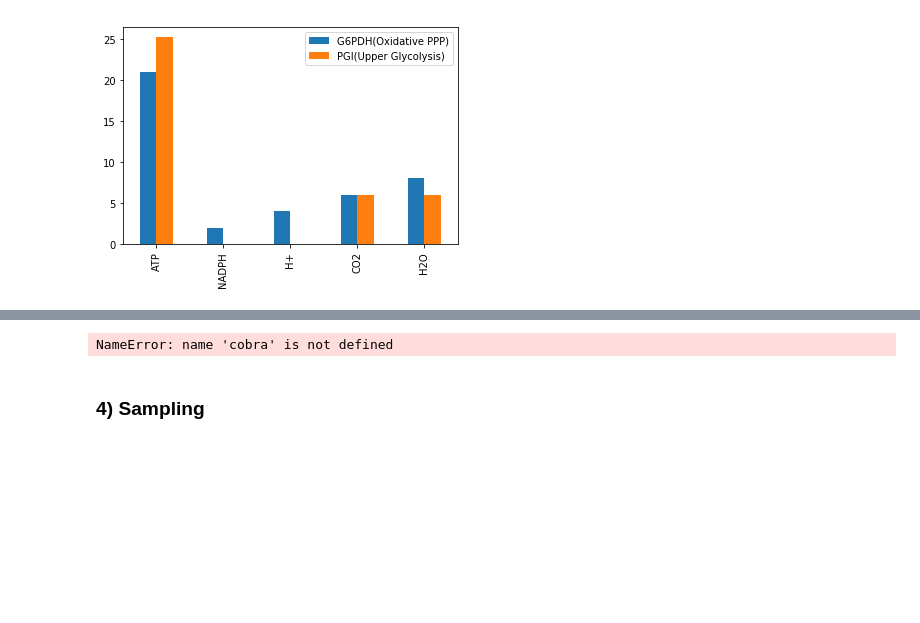
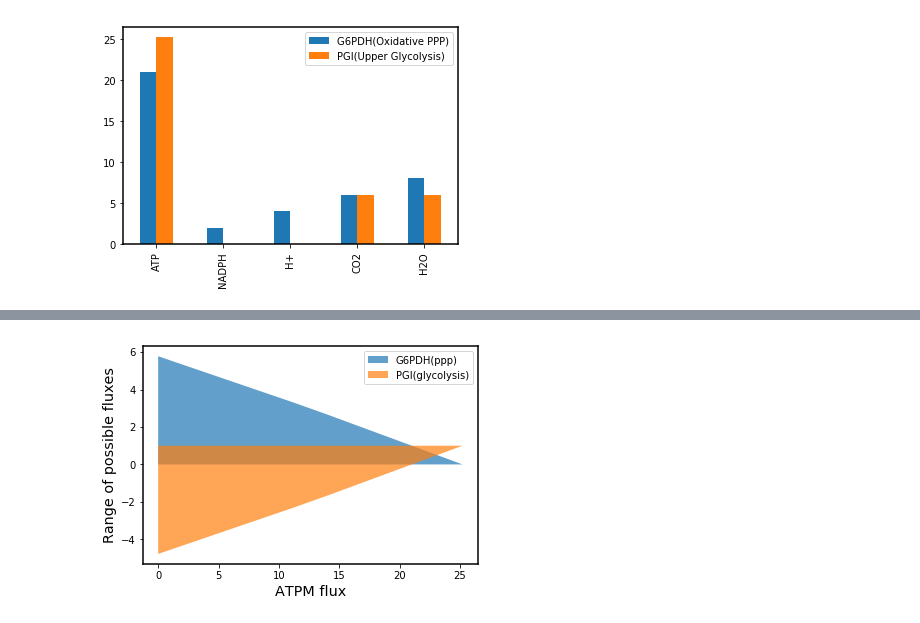
Before and after one commit to coltonlloyd/beng_213, a Jupyter notebook: beng213/completed_exercises/Exercise 2 - Simulating core energy metabolism.ipynb, the cells around one changed output, grey strips where cells are left out. Saved outputs shown, nothing was run; the diff lists cells and outputs as text; code cells hidden in the pictures; blank space fills up the shorter version.

```diff
--- a/beng213/completed_exercises/Exercise 2 - Simulating core energy metabolism.ipynb
+++ b/beng213/completed_exercises/Exercise 2 - Simulating core energy metabolism.ipynb
@@ -116,41 +125,29 @@ High ATP yield and low ATP yield solutions
 # %%
-combined = cobra.io.load_json_model('../models/glycolysis_ppp_model.json')
-combined.reactions.EX_o2s_c.upper_bound = 0
-combined.reactions.EX_o2s_c.lower_bound = -20
-combined.reactions.EX_glc__D_c.lower_bound = -1
-
-combined.reactions.EX_r5p_c.lower_bound = 0
-combined.reactions.EX_r5p_c.upper_bound = 1000
-
+combined = model_cons.copy()
 rxn = 'ATPM'
 var_rxn = 'G6PDH2r'
 var_rxn_2 = 'PGI'
 combined.objective = rxn
-obj = combined.optimize().f
+obj = combined.optimize().objective_value
 bounds = np.linspace(0, obj, 10)
 lower = []
 upper = []
 lower_2 = []
 upper_2 = []
 for bound in bounds:
     combined.reactions.get_by_id(rxn).lower_bound = bound
     combined.reactions.get_by_id(rxn).upper_bound = bound
 
     combined.objective = var_rxn
-    lower.append(combined.optimize('minimize').f)
-    upper.append(combined.optimize().f)
+    lower.append(combined.optimize('minimize').objective_value)
+    upper.append(combined.optimize().objective_value)
     combined.objective = var_rxn_2
-    upper_2.append(combined.optimize('minimize').f)
-    lower_2.append(combined.optimize().f)
+    upper_2.append(combined.optimize('minimize').objective_value)
+    lower_2.append(combined.optimize().objective_value)
 
     combined.reactions.get_by_id(rxn).lower_bound = 0
-plt.fill_between(bounds, upper, lower, label='G6PDH(ppp)', alpha=.7)
-plt.fill_between(bounds, upper_2, lower_2, label='PGI(glycolysis)', alpha=.7)
-plt.legend()
-plt.xlabel(rxn + ' flux')
-plt.ylabel('Range of possible fluxes')
-plt.savefig(out_loc + 'fva.png')
+
+
+plot_fva(bounds, upper, upper_2, lower, lower_2)
 # %% [output]
-NameError: name 'cobra' is not defined
+[figure, added]
-# %% [markdown]
-### 4) Sampling
```
Also changed, not shown: parts of 18 cells of this notebook.
